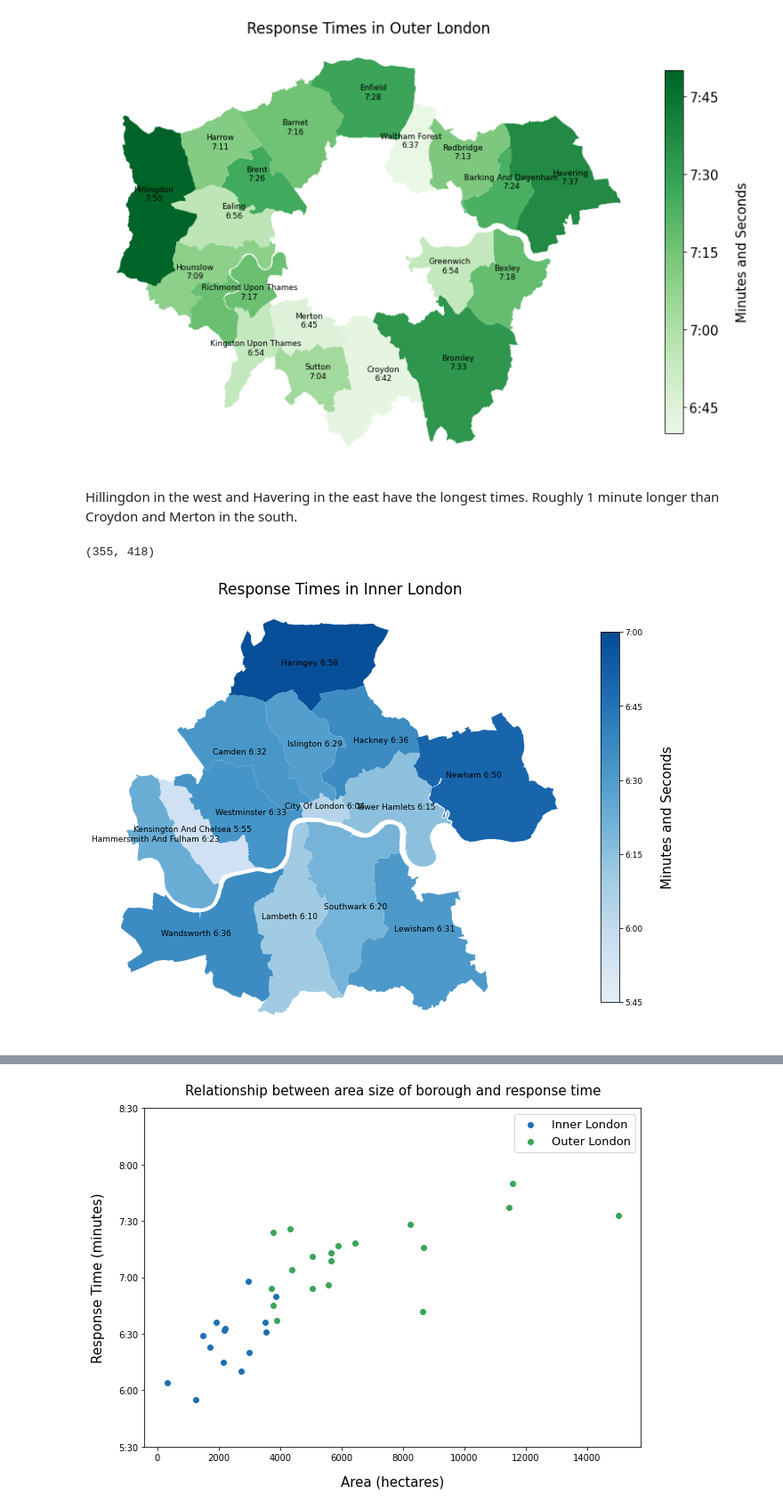
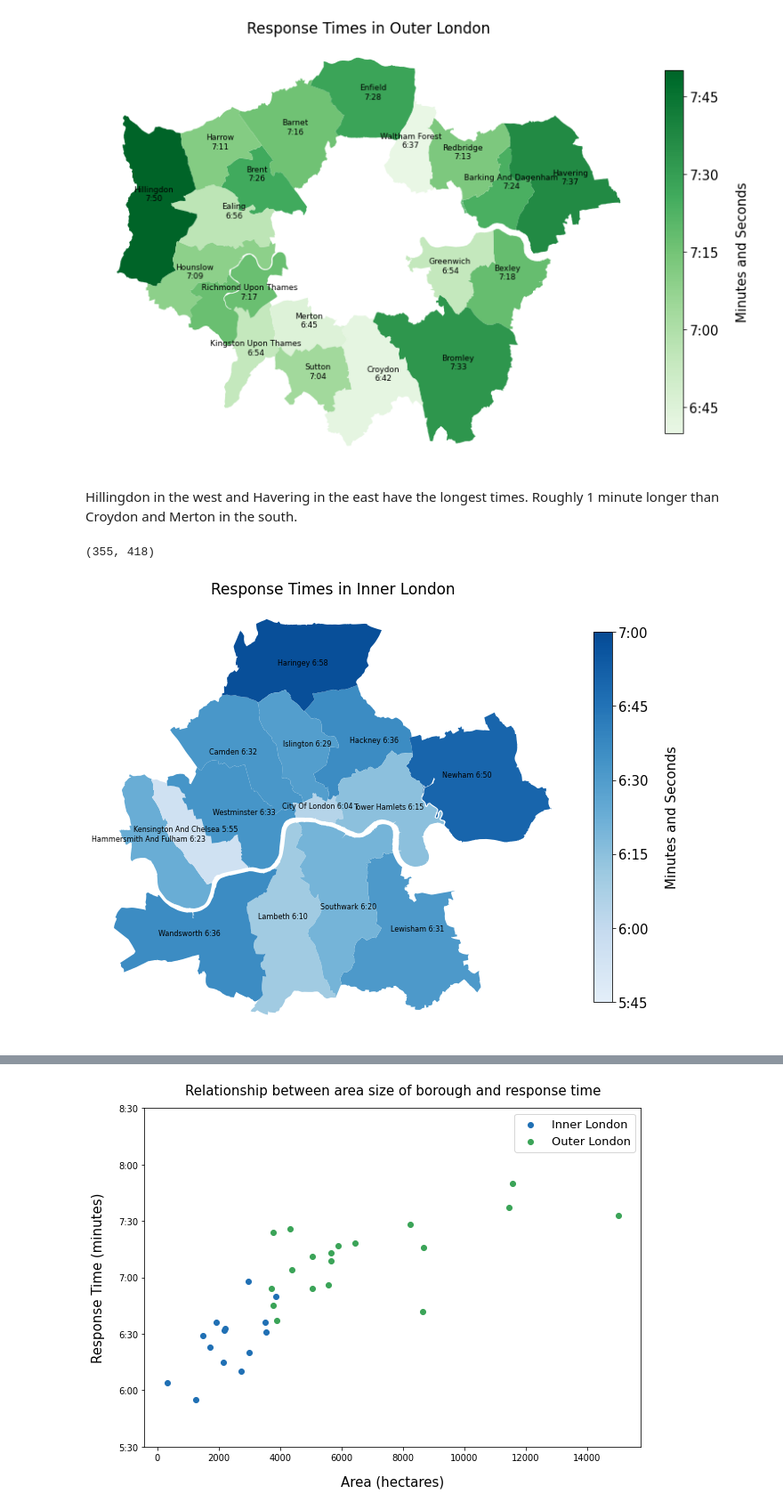
Before and after one commit to bendthompson/london-fires, a Jupyter notebook: notebooks/report_notebook.ipynb, the cells around one changed output, grey strips where cells are left out. Shown at 89% size. Saved outputs shown, nothing was run; the diff lists cells and outputs as text; code cells hidden in the pictures.

```diff
--- a/notebooks/report_notebook.ipynb
+++ b/notebooks/report_notebook.ipynb
@@ -420,8 +420,8 @@ for idx, row in outer_geo_df.iterrows():
 plt.show()
 # %% [output]
 [figure]
-# %% [markdown]
-Hillingdon in the west and Havering in the east have the longest times. Roughly 1 minute longer than Croydon and Merton in the south.
+# %% [markdown]
+Hillingdon in the west and Havering in the east have the longest times. Roughly 1 minute longer than Croydon and Merton in the south.
 # %%
 inner_minmean, inner_maxmean = inner_geo_df['2021'].min(), inner_geo_df['2021'].max()
 inner_minmean, inner_maxmean
@@ -430,26 +430,26 @@ inner_minmean, inner_maxmean
 # %%
 f, ax = plt.subplots(1, figsize=(16, 9))
 
 cmap = cm.get_cmap('Blues', 256)
 newcmap = ListedColormap(cmap(np.linspace(0.1, .9, 256)))
 
 ax = inner_geo_df.plot(column='2021', cmap=newcmap ,ax=ax,
           markersize=10, vmin=345, vmax=420,
                   legend=True,legend_kwds={'shrink':.85,'orientation':'vertical','label':'Minutes and Seconds', 'extend':'neither', 'pad':0.025})
 
 plt.title('Response Times in Inner London', fontsize=17)
 plt.yticks([])
 plt.xticks([])
 ax.set_axis_off()
 colourbar = ax.get_figure().get_axes()[1]
 colourbar.set_yticks([5.75*60, 6*60, 6.25*60, 6.5*60, 6.75*60, 7*60])
-colourbar.set_yticklabels(['5:45','6:00','6:15', '6:30', '6:45','7:00'], fontsize=9)
+colourbar.set_yticklabels(['5:45','6:00','6:15', '6:30', '6:45','7:00'], fontsize=15)
 colourbar.set_ylabel('Minutes and Seconds',fontsize=15, labelpad=20)
 
 for idx, row in inner_geo_df.iterrows():
     plt.annotate(text=row['name'].title()+' '+tominsecs(row['2021']), xy=row['coords'],
-                 horizontalalignment='center', fontsize=9)
+                 horizontalalignment='center', fontsize=8)
 
 plt.show()
 # %% [output]
-[figure, old version]
+[figure, new version]
```
Also changed, not shown: parts of 41 cells of this notebook, 15 other files.
